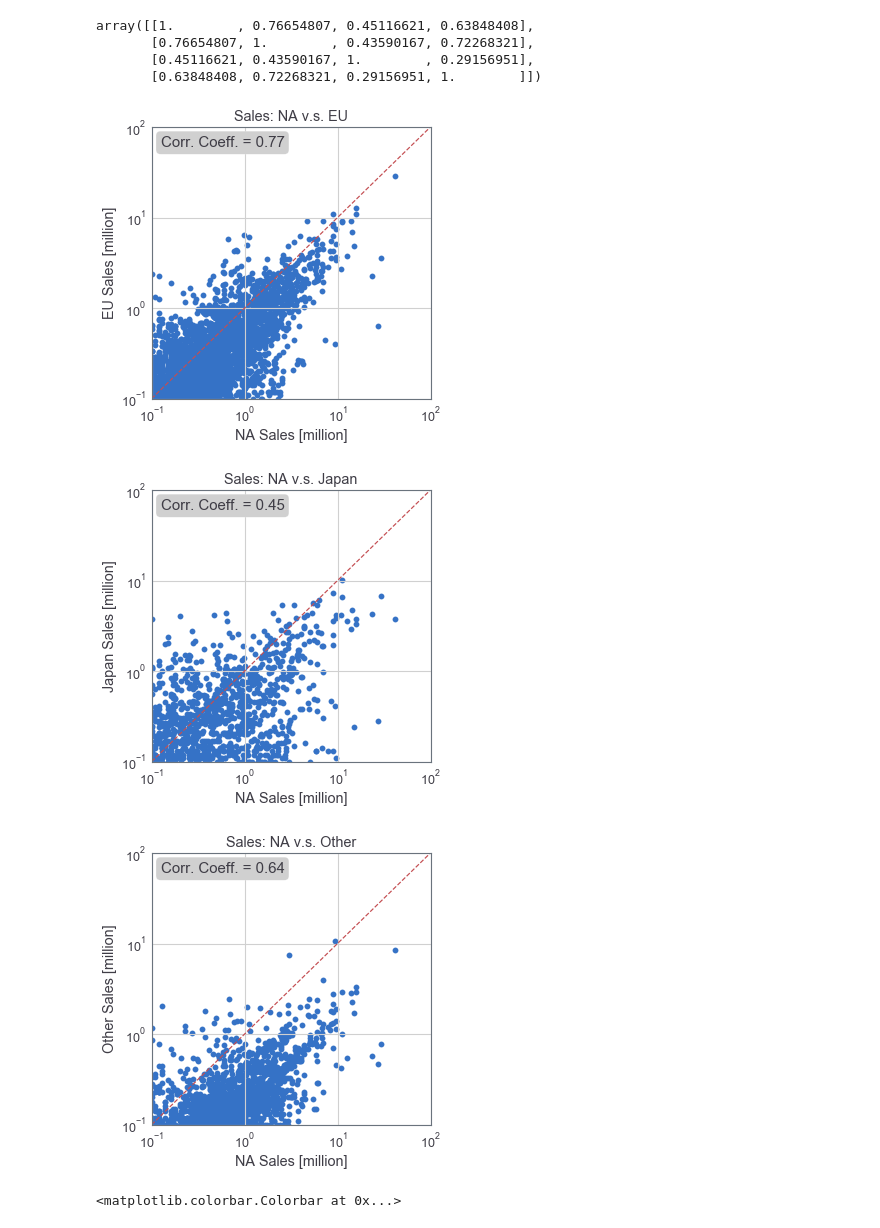
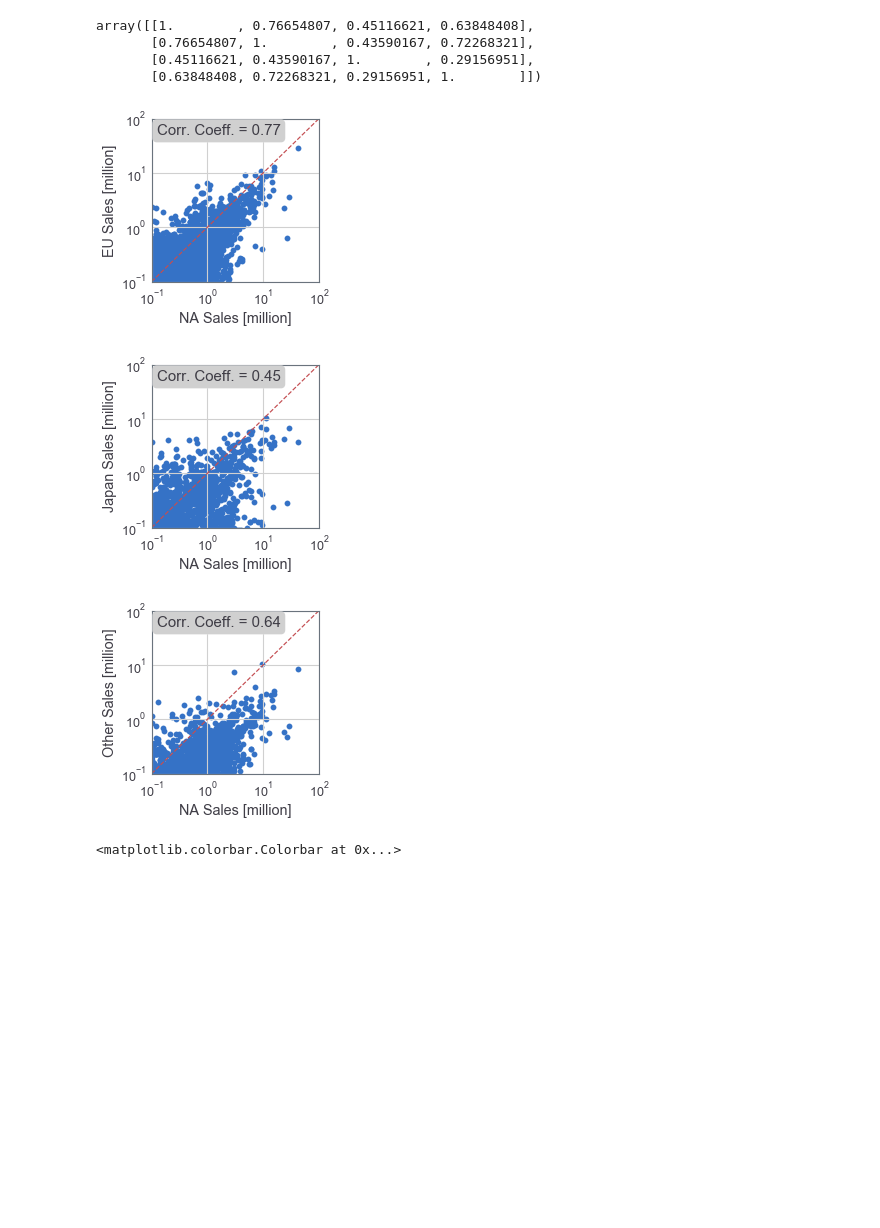
Before and after one commit to MingliangZhou/TDI_Challenge, a Jupyter notebook: sec3/code/code.ipynb, the cells around one changed output. Drawn from its saved outputs; the diff is of its cells as text; code cells hidden in the pictures; blank space fills up the shorter version.

```diff
--- a/sec3/code/code.ipynb
+++ b/sec3/code/code.ipynb
@@ -393,10 +472,10 @@ array([[1.        , 0.76654807, 0.45116621, 0.63848408],
        [0.45116621, 0.43590167, 1.        , 0.29156951],
        [0.63848408, 0.72268321, 0.29156951, 1.        ]])
 # %%
-plt.figure(figsize=(5,5))
+plt.figure(figsize=(3,3))
 plt.scatter(df['NA_Sales'], df['EU_Sales'])
 plt.plot([1e-1,1e2], [1e-1,1e2], 'r--')
-plt.title('Sales: NA v.s. EU')
+#plt.title('Sales: NA v.s. EU')
 plt.xlabel('NA Sales [million]')
 plt.ylabel('EU Sales [million]')
 plt.xlim([1e-1,1e2])
@@ -406,27 +485,27 @@ plt.yscale('log')
 plt.text(1.25e-1, 0.8e2, "Corr. Coeff. = {:.2f}".format(corr_matrix[0][1]), size=15, rotation=0.,ha="left", va="top",bbox=dict(boxstyle="round",))
 plt.savefig('../plot/final_sales_NA_EU.pdf', bbox_inches='tight')
 # %% [output]
-[figure, old version]
+[figure, new version]
 # %%
-plt.figure(figsize=(5,5))
+plt.figure(figsize=(3,3))
 plt.scatter(df['NA_Sales'], df['JP_Sales'])
 plt.plot([1e-1,1e2], [1e-1,1e2], 'r--')
-plt.title('Sales: NA v.s. Japan')
+#plt.title('Sales: NA v.s. Japan')
 plt.xlabel('NA Sales [million]')
 plt.ylabel('Japan Sales [million]')
 plt.xlim([1e-1,1e2])
 plt.ylim([1e-1,1e2])
 plt.xscale('log')
 plt.yscale('log')
 plt.text(1.25e-1, 0.8e2, "Corr. Coeff. = {:.2f}".format(corr_matrix[0][2]), size=15, rotation=0.,ha="left", va="top",bbox=dict(boxstyle="round",))
 plt.savefig('../plot/final_sales_NA_JP.pdf', bbox_inches='tight')
 # %% [output]
-[figure, old version]
+[figure, new version]
 # %%
-plt.figure(figsize=(5,5))
+plt.figure(figsize=(3,3))
 plt.scatter(df['NA_Sales'], df['Other_Sales'])
 plt.plot([1e-1,1e2], [1e-1,1e2], 'r--')
-plt.title('Sales: NA v.s. Other')
+#plt.title('Sales: NA v.s. Other')
 plt.xlabel('NA Sales [million]')
 plt.ylabel('Other Sales [million]')
 plt.xlim([1e-1,1e2])
@@ -436,7 +515,7 @@ plt.yscale('log')
 plt.text(1.25e-1, 0.8e2, "Corr. Coeff. = {:.2f}".format(corr_matrix[0][3]), size=15, rotation=0.,ha="left", va="top",bbox=dict(boxstyle="round",))
 plt.savefig('../plot/final_sales_NA_Other.pdf', bbox_inches='tight')
 # %% [output]
-[figure, old version]
+[figure, new version]
 # %%
 regions = ['NA', 'EU', 'JP', 'Others']
 regions_df = ['NA_Sales', 'EU_Sales', 'JP_Sales', 'Other_Sales']
```
Also changed, not shown: parts of 17 cells of this notebook, 33 other files.
